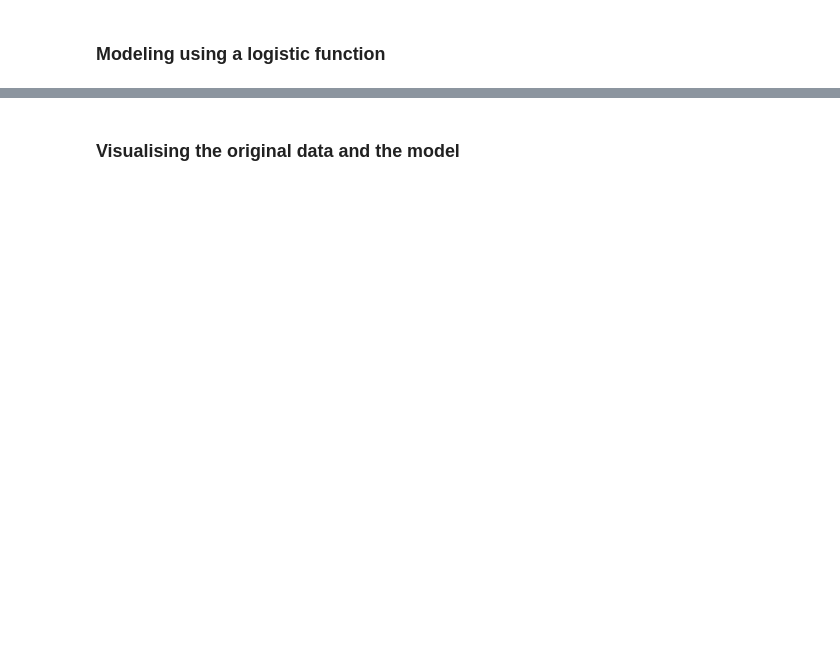
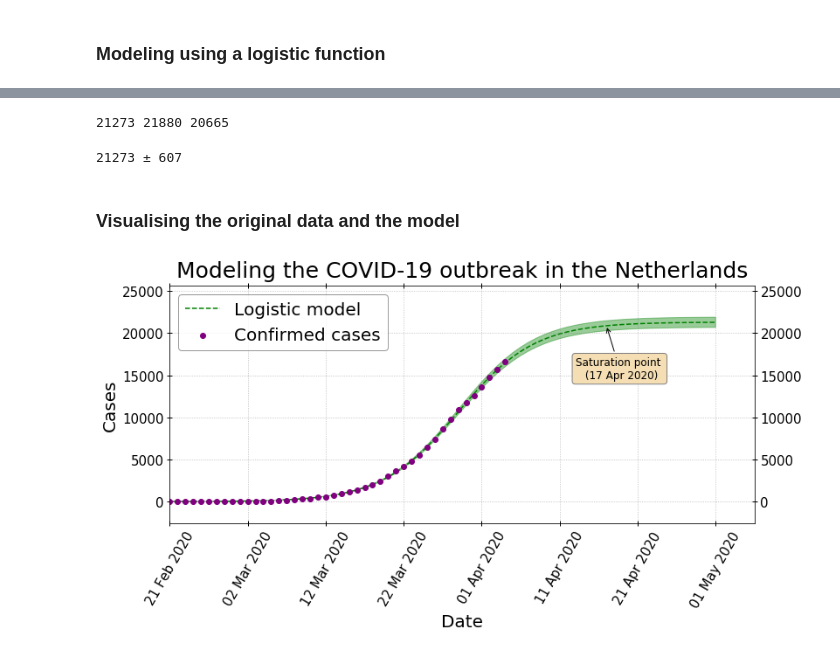
Before and after one commit to ArtemZapara/modeling_covid_19_NL, a Jupyter notebook: modeling_COVID_NL.ipynb, the cells around one changed output, grey strips where cells are left out. Saved outputs shown, nothing was run; the diff lists cells and outputs as text; code cells hidden in the pictures; blank space fills up the shorter version.

```diff
--- a/modeling_COVID_NL.ipynb
+++ b/modeling_COVID_NL.ipynb
@@ -142,0 +154,4 @@ lower_lim = [logistic_model(i,ai-0,bi-0,ci-3*sigma_ci) for i in np.arange(flatas
+# %%
+print(int(mean[-1]),int(upper_lim[-1]),int(lower_lim[-1]))
+# %% [output]
+21273 21880 20665
@@ -143,2 +162,47 @@ lower_lim = [logistic_model(i,ai-0,bi-0,ci-3*sigma_ci) for i in np.arange(flatas
+# %%
+print(str(mean_f)+' \xb1 '+ str(error))
+# %% [output]
+21273 ± 607
 # %% [markdown]
 ### Visualising the original data and the model
+# %%
+xArr_model=np.arange(len(mean))
+
+fig, ax = plt.subplots(1)
+fig.set_size_inches(12, 5)
+
+ax.scatter(xArray,confirmed, color='purple', zorder=2,  label='Confirmed cases')
+
+ax.annotate('Saturation point \n ('+datesol+')', xy=(sol, max(mean)*0.98),  xycoords='data',
+            fontsize=12, bbox=dict(boxstyle='round', fc='wheat', ec='gray'),
+            xytext=(15, -60), textcoords='offset points', ha='center',
+            arrowprops=dict(arrowstyle="->"))
+
+ax.tick_params(axis='x', direction='inout', length=6, width=1,
+         top=True, labeltop=False, labelsize=15)
+ax.tick_params(axis='y', which='both', direction='inout', length=6, width=1,
+        top=True, labelright=True, labelsize=15)
+ax.yaxis.set_ticks_position('both')
+ax.grid(True,which="major",ls=":",c='gray', alpha=0.6)
+
+ax.plot(xArr_model, mean, 'g--', zorder=1, label = 'Logistic model')
+
+ax.fill_between(xArr_model, upper_lim, lower_lim, color='green', alpha=0.4, zorder=1)
+
+ax.set_ylim(-20*(np.ceil(1.2*max(mean)/200)),200*(np.ceil(1.2*max(mean)/200)))
+
+ax.set_xlim(30,105)
+locs = ax.get_xticks()
+new_locs=[date_array[int(i)] for i in locs]
+ax.set_xticklabels([i for i in new_locs], fontsize = 15, rotation = 60)
+
+ax.legend(loc=2, fontsize=20, edgecolor='gray')
+
+ax.set_ylabel('Cases', fontsize=20)
+ax.set_xlabel('Date', fontsize=20)
+
+ax.set_title('Modeling the COVID-19 outbreak in the ' + country, fontsize=25, pad=10)
+
+plt.savefig(country+'_model_'+date_current+'.png', dpi=200, bbox_inches="tight")
+# %% [output]
+[figure, added]
```
Also changed, not shown: parts of 15 cells of this notebook.
